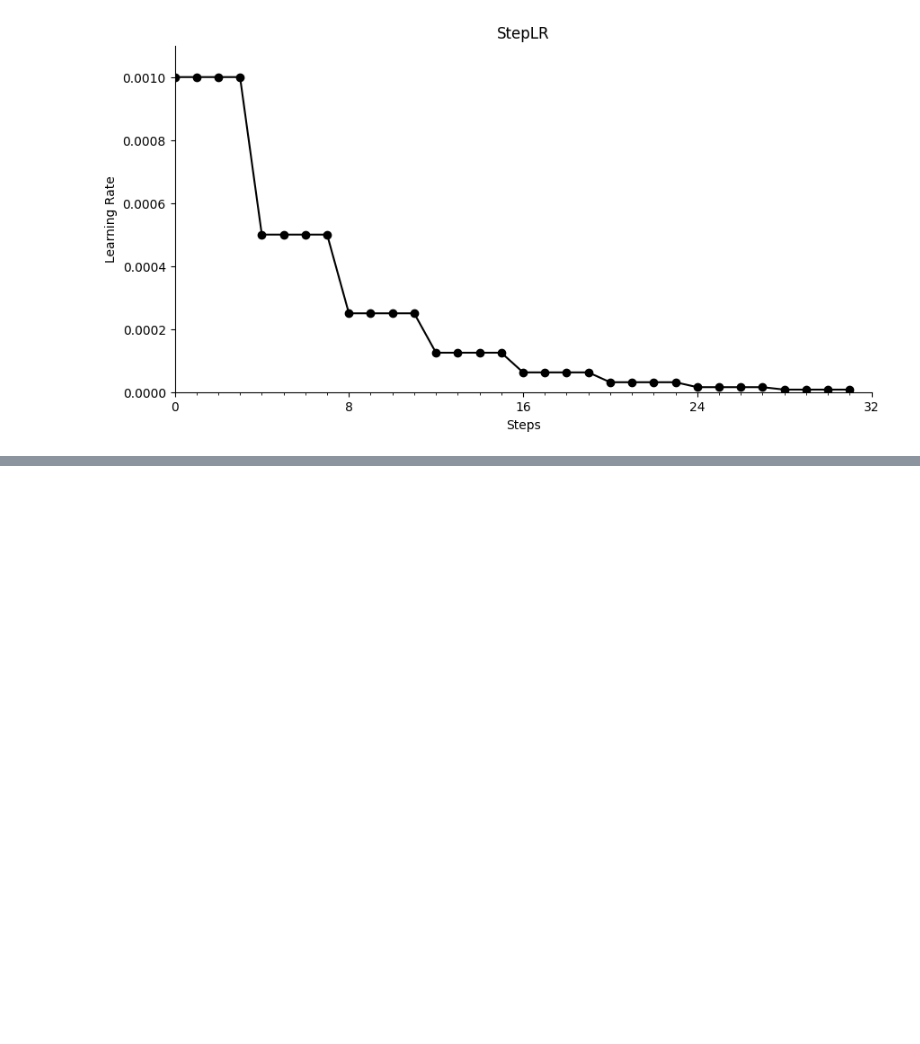
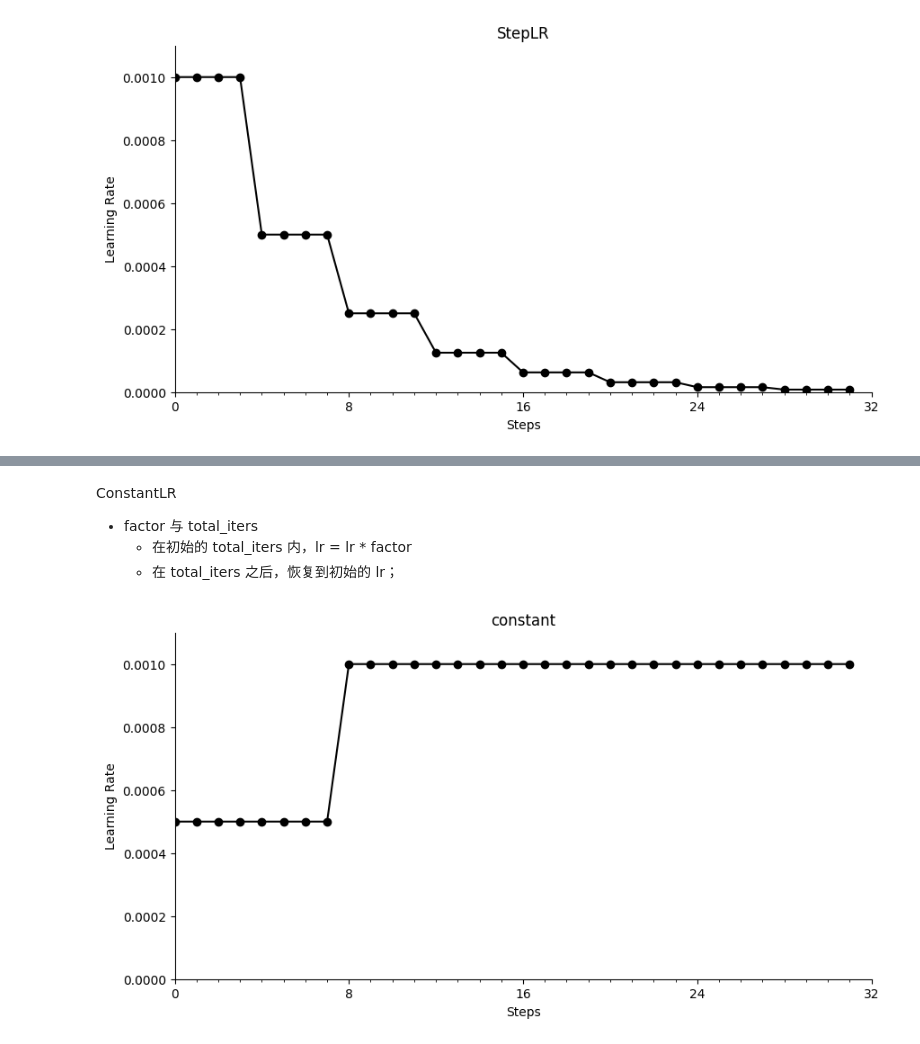
Before and after one commit to zeztzchen/llm-lab, a Jupyter notebook: optim/lr_scheduler.ipynb, the cells around one changed output, grey strips where cells are left out. Drawn from its saved outputs; the diff is of its cells as text; code cells hidden in the pictures; blank space fills up the shorter version.

```diff
--- a/optim/lr_scheduler.ipynb
+++ b/optim/lr_scheduler.ipynb
@@ -52,0 +107,15 @@ vis_lr_values(learning_rates_step, 'StepLR')
+# %% [markdown]
+ConstantLR
+
+- factor 与 total_iters
+    - 在初始的 total_iters 内，lr = lr * factor
+    - 在 total_iters 之后，恢复到初始的 lr；
+# %%
+from torch.optim.lr_scheduler import ConstantLR
+model = torch.nn.Linear(2, 1)
+optimizer = torch.optim.SGD(model.parameters(), lr=LEARNING_RATE)
+scheduler = ConstantLR(optimizer, factor=0.5, total_iters=8)
+lr_values_constant = lr_step_values(scheduler)
+vis_lr_values(lr_values_constant, 'constant')
+# %% [output]
+[figure, added]
```
Also changed, not shown: parts of 16 cells of this notebook.
